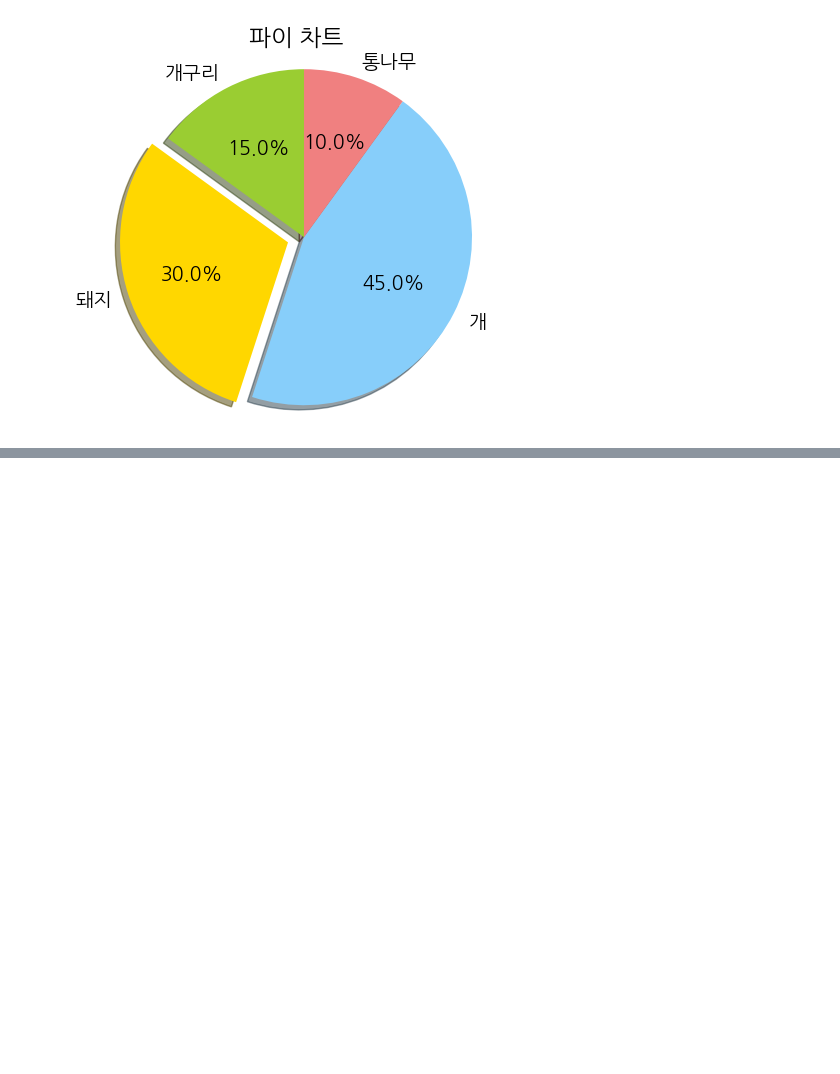
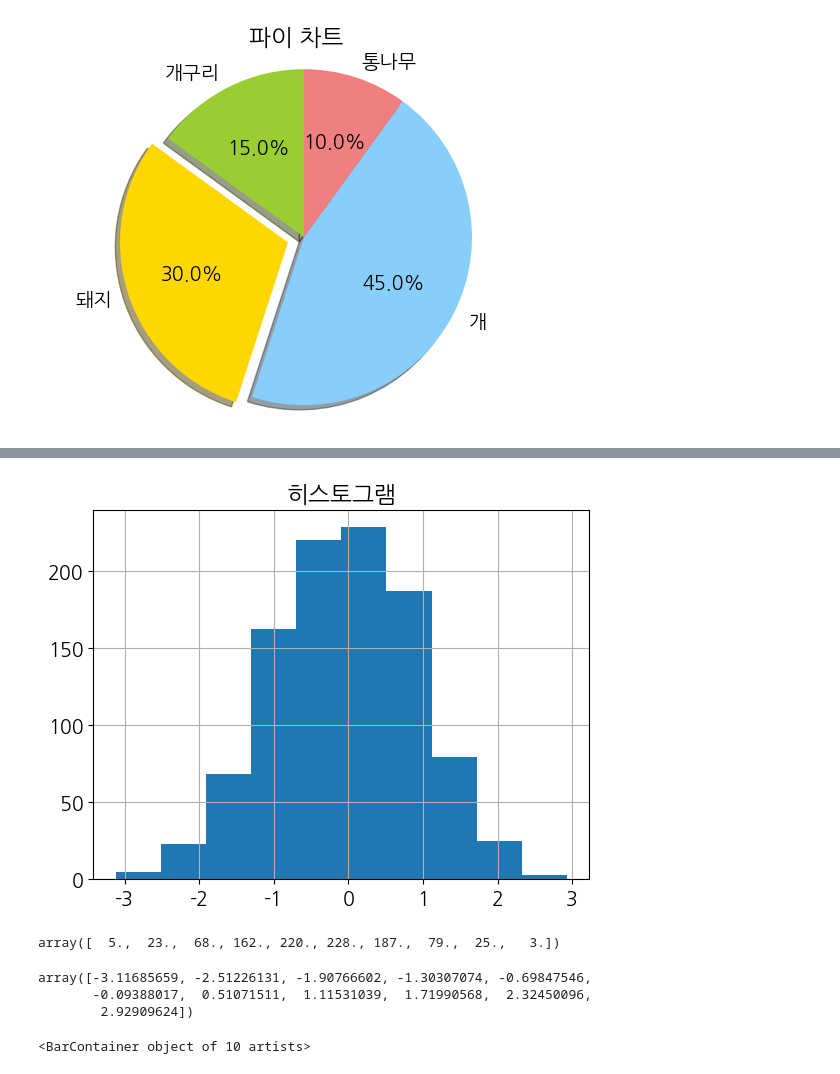
Before and after one commit to jojaehyeok99/python_20240215, a Jupyter notebook: matplotlib_visualize_data/matplotlib_variety_plos.ipynb, the cells around one changed output, grey strips where cells are left out. Drawn from its saved outputs; the diff is of its cells as text; code cells hidden in the pictures; blank space fills up the shorter version.

Commit message:
2024 - 03 - 04 python 데이터 시각화(7) : 히스토그램, 스캐터 플롯, Imshow

```diff
--- a/matplotlib_visualize_data/matplotlib_variety_plos.ipynb
+++ b/matplotlib_visualize_data/matplotlib_variety_plos.ipynb
@@ -89,0 +97,23 @@ plt.show()
+# %%
+x = np.random.randn(1000)
+
+plt.title('히스토그램')
+arrays, bins, patches = plt.hist(x, bins=10)
+plt.grid(True)
+plt.show()
+# %% [output]
+[figure, added]
+# %%
+arrays # 값
+# %% [output]
+array([  5.,  23.,  68., 162., 220., 228., 187.,  79.,  25.,   3.])
+# %%
+bins # 갯수
+# %% [output]
+array([-3.11685659, -2.51226131, -1.90766602, -1.30307074, -0.69847546,
+       -0.09388017,  0.51071511,  1.11531039,  1.71990568,  2.32450096,
+        2.92909624])
+# %%
+patches
+# %% [output]
+<BarContainer object of 10 artists>
```
Also changed, not shown: parts of 11 cells of this notebook.
